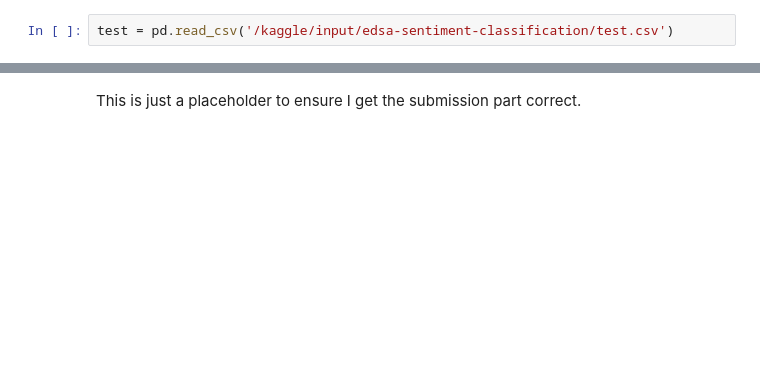
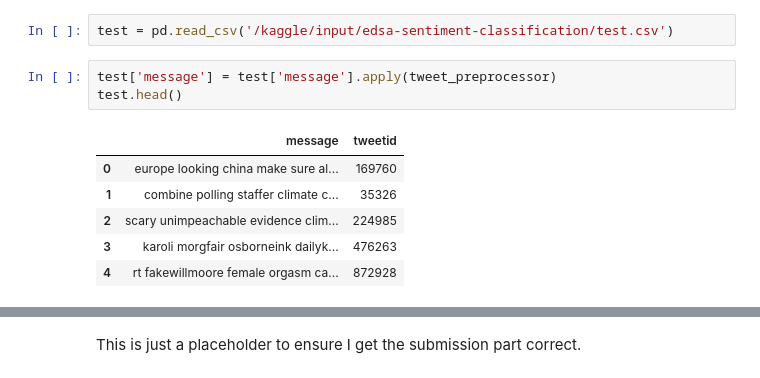
Before and after one commit to Otiuc/classification-predict, a Jupyter notebook: classification-predict.ipynb, the cells around one changed output, grey strips where cells are left out. Saved outputs shown, nothing was run; the diff lists cells and outputs as text; blank space fills up the shorter version.

```diff
--- a/classification-predict.ipynb
+++ b/classification-predict.ipynb
@@ -107,2 +169,12 @@ Name: message, Length: 15819, dtype: object
 # %%
 test = pd.read_csv('/kaggle/input/edsa-sentiment-classification/test.csv')
+# %%
+test['message'] = test['message'].apply(tweet_preprocessor)
+test.head()
+# %% [output]
+|  | message | tweetid |
+| 0 | europe looking china make sure al... | 169760 |
+| 1 | combine polling staffer climate c... | 35326 |
+| 2 | scary unimpeachable evidence clim... | 224985 |
+| 3 | karoli morgfair osborneink dailyk... | 476263 |
+| 4 | rt fakewillmoore female orgasm ca... | 872928 |
```
Also changed, not shown: parts of 25 cells of this notebook.
